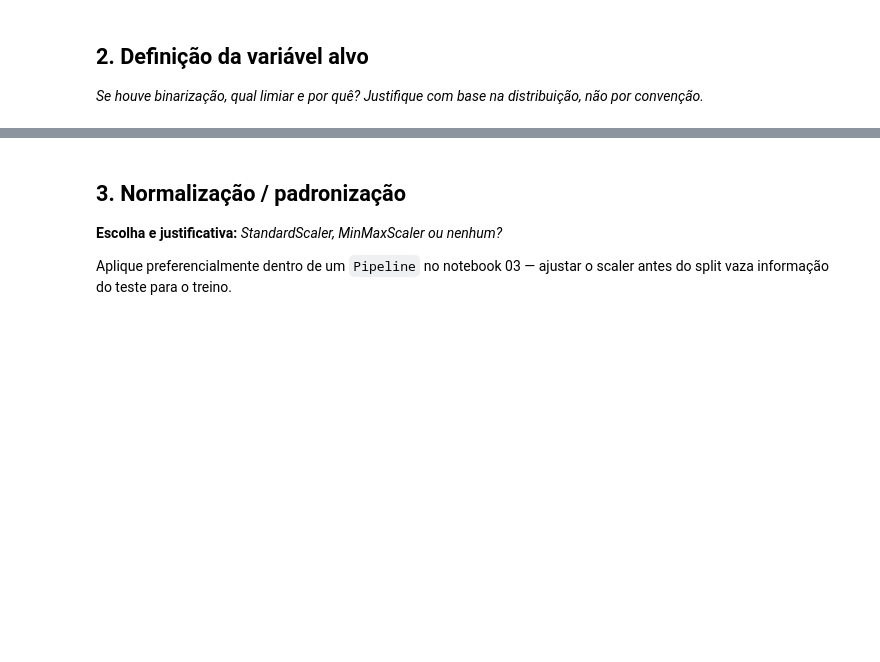
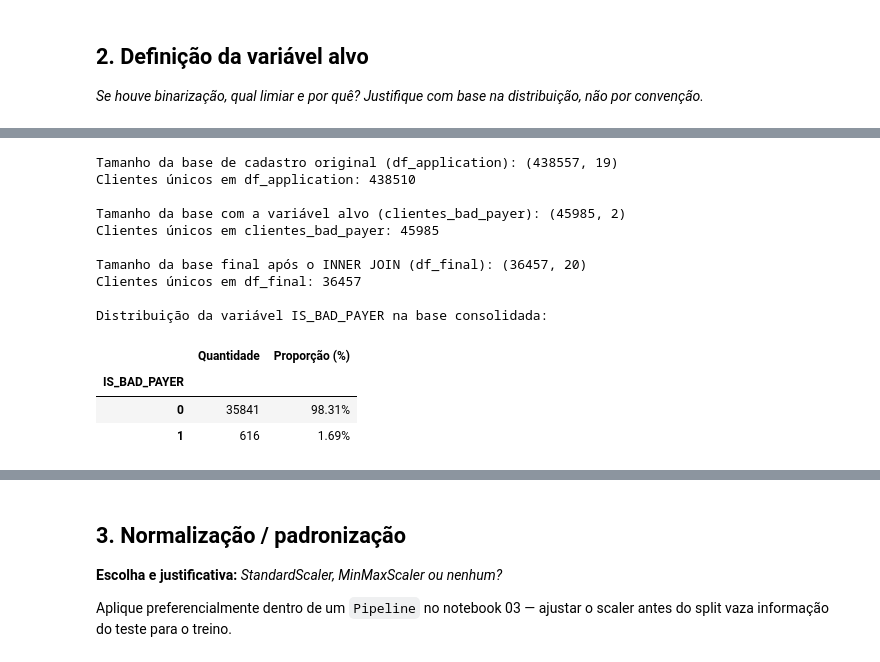
Before and after one commit to Ginkno/postech-tech-challenge-fase2-grupo1-12dtat, a Jupyter notebook: notebooks/02_preprocessamento.ipynb, the cells around one changed output, grey strips where cells are left out. Drawn from its saved outputs; the diff is of its cells as text; code cells hidden in the pictures; blank space fills up the shorter version.

```diff
--- a/notebooks/02_preprocessamento.ipynb
+++ b/notebooks/02_preprocessamento.ipynb
@@ -309,0 +217,41 @@ memory usage: 7.0+ MB
+# %%
+# Realizar a consolidação através de um INNER JOIN usando a coluna 'ID'
+df_final = pd.merge(df_application, clientes_bad_payer, on='ID', how='inner')
+
+# Exibir volumetria e número de clientes únicos de cada base
+print(f"Tamanho da base de cadastro original (df_application): {df_application.shape}")
+print(f"Clientes únicos em df_application: {df_application['ID'].nunique()}")
+
+print(f"\nTamanho da base com a variável alvo (clientes_bad_payer): {clientes_bad_payer.shape}")
+print(f"Clientes únicos em clientes_bad_payer: {clientes_bad_payer['ID'].nunique()}")
+
+print(f"\nTamanho da base final após o INNER JOIN (df_final): {df_final.shape}")
+print(f"Clientes únicos em df_final: {df_final['ID'].nunique()}")
+
+# Exibir a volumetria e proporção final da variável alvo na base consolidada
+counts_consolidated = df_final['IS_BAD_PAYER'].value_counts()
+proportions_consolidated = df_final['IS_BAD_PAYER'].value_counts(normalize=True) * 100
+
+distribuicao_consolidada = pd.DataFrame({
+    'Quantidade': counts_consolidated,
+    'Proporção (%)': proportions_consolidated.map('{:.2f}%'.format)
+})
+
+print("\nDistribuição da variável IS_BAD_PAYER na base consolidada:")
+display(distribuicao_consolidada)
+display(df_final.head())
+# %% [output]
+Tamanho da base de cadastro original (df_application): (438557, 19)
+Clientes únicos em df_application: 438510
+
+Tamanho da base com a variável alvo (clientes_bad_payer): (45985, 2)
+Clientes únicos em clientes_bad_payer: 45985
+
+Tamanho da base final após o INNER JOIN (df_final): (36457, 20)
+Clientes únicos em df_final: 36457
+
+Distribuição da variável IS_BAD_PAYER na base consolidada:
+|  | Quantidade | Proporção (%) |
+| IS_BAD_PAYER |  |  |
+| 0 | 35841 | 98.31% |
+| 1 | 616 | 1.69% |
```
Also changed, not shown: parts of 26 cells of this notebook, 3 other files.
